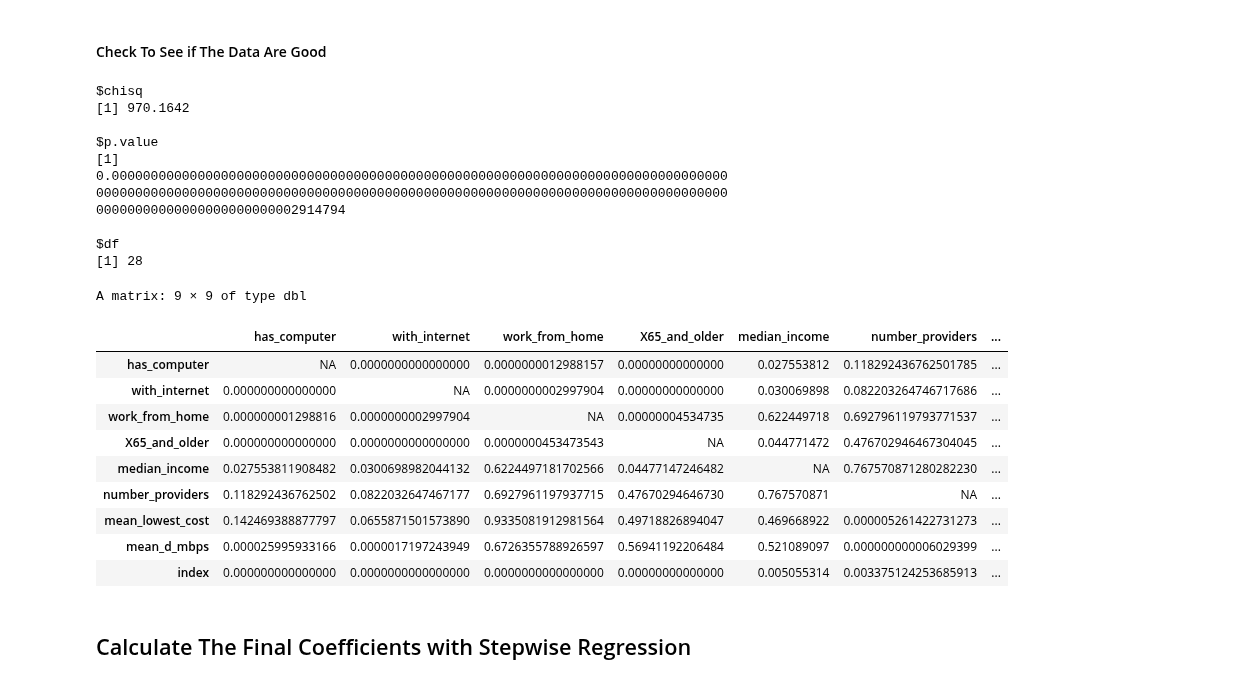
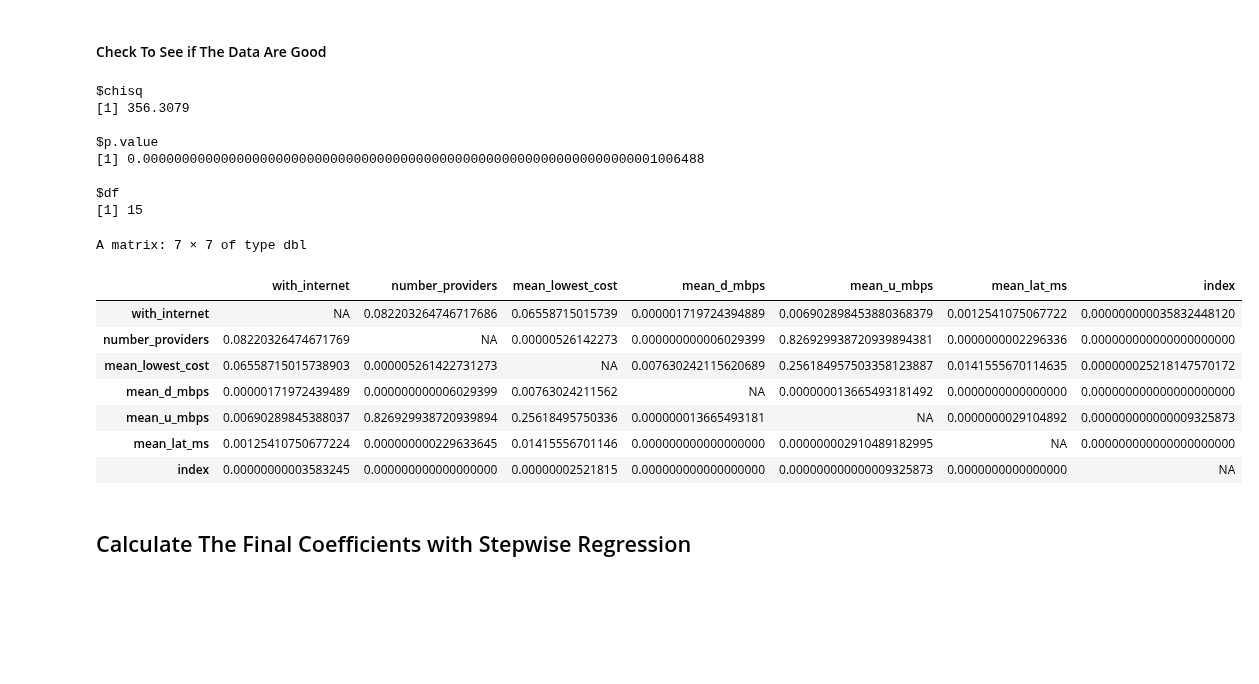
Before and after one commit to nicholasptran/eastern-washington-digital-equity, a Jupyter notebook: notebooks/pca_method2.ipynb, the cells around one changed output. Saved outputs shown, nothing was run; the diff lists cells and outputs as text; code cells hidden in the pictures; blank space fills up the shorter version.

```diff
--- a/notebooks/pca_method2.ipynb
+++ b/notebooks/pca_method2.ipynb
@@ -79,4 +78,5 @@ as.list(names(data))
 # %% [markdown]
 #### Remove Unnecessary Columns
 # %%
-data <- data %>% dplyr::select(-NAME, -GEOID, -mean_u_mbps, -mean_lat_ms)
+data <- data %>% dplyr::select(-NAME, -GEOID, -mean_u_mbps)
+head(data)
@@ -366,13 +339,13 @@ A matrix: 6 × 1 of type dbl
 # %%
-# data1.2 <- data %>% dplyr::select(-median_income)
-# scaled_data1.2 <- scale(data1.2)
+data1.2 <- data %>% dplyr::select(-median_income)
+scaled_data1.2 <- scale(data1.2)
 
-# pca_data1.2 <- prcomp(data1.2, scale = TRUE, center = TRUE)
-# eigenvectors1.2 <- -pca_data1.2$rotation
-# eigenvalues1.2 <- pca_data1.2$sdev^2
+pca_data1.2 <- prcomp(data1.2, scale = TRUE, center = TRUE)
+eigenvectors1.2 <- -pca_data1.2$rotation
+eigenvalues1.2 <- pca_data1.2$sdev^2
 
-# index_col1.2 <- as.data.frame(-pca_data1.2$x) %>%
-#     dplyr::select(PC1) %>%
-#     rename(index = PC1)
+index_col1.2 <- as.data.frame(-pca_data1.2$x) %>%
+    dplyr::select(PC1) %>%
+    rename(index = PC1)
 
-# index_data1.2 <- bind_cols(scaled_data1.2, index_col1.2)
+index_data1.2 <- bind_cols(scaled_data1.2, index_col1.2)
@@ -379,30 +390,28 @@ A matrix: 6 × 1 of type dbl
 # %% [markdown]
 #### Check To See if The Data Are Good
 # %%
-cortest.bartlett(cov(scaled_data), 183)
+cortest.bartlett(cov(scaled_data1.3), 183)
 # %% [output]
 $chisq
-[1] 970.1642
+[1] 356.3079
 
 $p.value
-[1] 0.000000000000000000000000000000000000000000000000000000000000000000000000000000000000000000000000000000000000000000000000000000000000000000000000000000000000000000000000000000000000000002914794
+[1] 0.000000000000000000000000000000000000000000000000000000000000000001006488
 
 $df
-[1] 28
+[1] 15
 # %%
-rcorr(as.matrix(index_data), type = "pearson")$P
+rcorr(as.matrix(index_data1.3), type = "pearson")$P
 # %% [output]
-A matrix: 9 × 9 of type dbl
+A matrix: 7 × 7 of type dbl
-|  | has_computer | with_internet | work_from_home | X65_and_older | median_income | number_providers | ... |
-| has_computer | NA | 0.0000000000000000 | 0.0000000012988157 | 0.00000000000000 | 0.027553812 | 0.118292436762501785 | ... |
-| with_internet | 0.000000000000000 | NA | 0.0000000002997904 | 0.00000000000000 | 0.030069898 | 0.082203264746717686 | ... |
-| work_from_home | 0.000000001298816 | 0.0000000002997904 | NA | 0.00000004534735 | 0.622449718 | 0.692796119793771537 | ... |
-| X65_and_older | 0.000000000000000 | 0.0000000000000000 | 0.0000000453473543 | NA | 0.044771472 | 0.476702946467304045 | ... |
-| median_income | 0.027553811908482 | 0.0300698982044132 | 0.6224497181702566 | 0.04477147246482 | NA | 0.767570871280282230 | ... |
-| number_providers | 0.118292436762502 | 0.0822032647467177 | 0.6927961197937715 | 0.47670294646730 | 0.767570871 | NA | ... |
-| mean_lowest_cost | 0.142469388877797 | 0.0655871501573890 | 0.9335081912981564 | 0.49718826894047 | 0.469668922 | 0.000005261422731273 | ... |
-| mean_d_mbps | 0.000025995933166 | 0.0000017197243949 | 0.6726355788926597 | 0.56941192206484 | 0.521089097 | 0.000000000006029399 | ... |
-| index | 0.000000000000000 | 0.0000000000000000 | 0.0000000000000000 | 0.00000000000000 | 0.005055314 | 0.003375124253685913 | ... |
+|  | with_internet | number_providers | mean_lowest_cost | mean_d_mbps | mean_u_mbps | mean_lat_ms | index |
+| with_internet | NA | 0.082203264746717686 | 0.06558715015739 | 0.000001719724394889 | 0.006902898453880368379 | 0.0012541075067722 | 0.000000000035832448120 |
+| number_providers | 0.08220326474671769 | NA | 0.00000526142273 | 0.000000000006029399 | 0.826929938720939894381 | 0.0000000002296336 | 0.000000000000000000000 |
+| mean_lowest_cost | 0.06558715015738903 | 0.000005261422731273 | NA | 0.007630242115620689 | 0.256184957503358123887 | 0.0141555670114635 | 0.000000025218147570172 |
+| mean_d_mbps | 0.00000171972439489 | 0.000000000006029399 | 0.00763024211562 | NA | 0.000000013665493181492 | 0.0000000000000000 | 0.000000000000000000000 |
+| mean_u_mbps | 0.00690289845388037 | 0.826929938720939894 | 0.25618495750336 | 0.000000013665493181 | NA | 0.0000000029104892 | 0.000000000000009325873 |
+| mean_lat_ms | 0.00125410750677224 | 0.000000000229633645 | 0.01415556701146 | 0.000000000000000000 | 0.000000002910489182995 | NA | 0.000000000000000000000 |
+| index | 0.00000000003583245 | 0.000000000000000000 | 0.00000002521815 | 0.000000000000000000 | 0.000000000000009325873 | 0.0000000000000000 | NA |
 # %% [markdown]
 ## Calculate The Final Coefficients with Stepwise Regression
 # %% [markdown]
```
Also changed, not shown: parts of 36 cells of this notebook, 4 other files.
